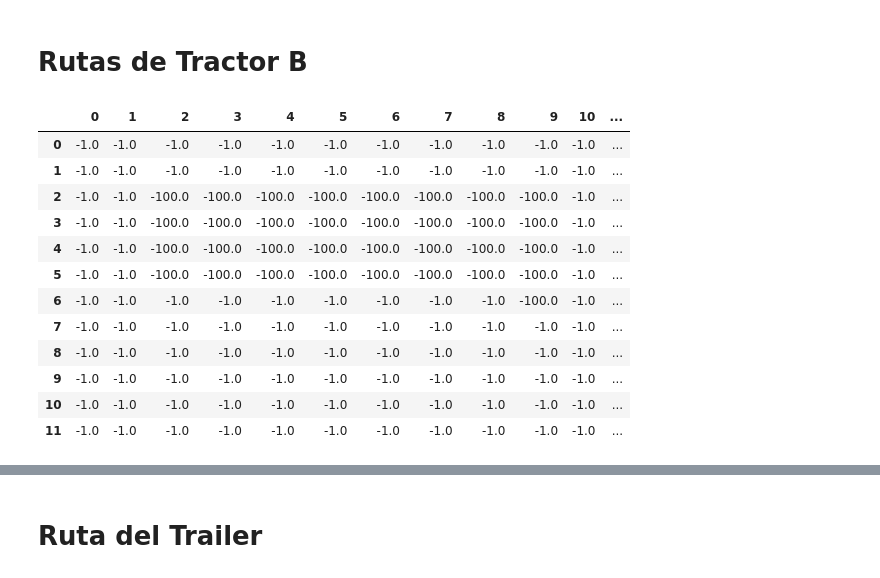
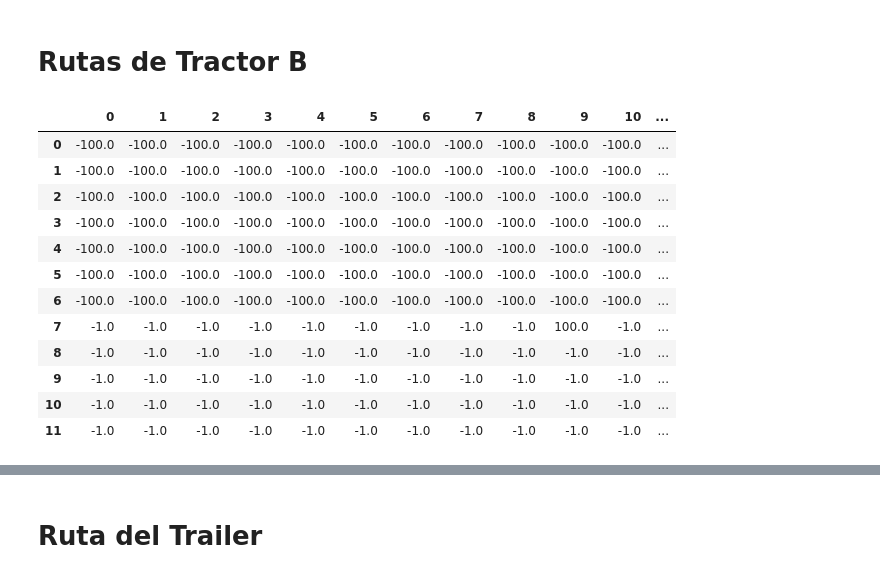
Before and after one commit to FRiJ0LiTO/QLearningCosechaTrigo, a Jupyter notebook: simulacion.ipynb, the cells around one changed output, grey strips where cells are left out. Saved outputs shown, nothing was run; the diff lists cells and outputs as text; code cells hidden in the pictures.

Commit message:
Arreglo de bugs de movimiento de tractor

```diff
--- a/simulacion.ipynb
+++ b/simulacion.ipynb
@@ -592,6 +589,7 @@ Training complete!
 # Rutas de Tractor
 # %%
 # Ruta del tractor hacia la cosechadora sí se ubica en el primer cuadrante
+
 def crear_entorno_tractor_pr_cua(posicion_cosechadora, filas_entorno=12, columnas_entorno=12):
     entornos = []
 
@@ -641,6 +639,8 @@ def crear_entorno_trailer_pr_cua(posicion_cosechadora, posicion_cosechadora_b):
     # Marcar las posiciones de las cosechadoras con posiciones negativas mayores para evitar colisiones
     recompensas[posicion_cosechadora[0], posicion_cosechadora[1]] = -100.0
     recompensas[posicion_cosechadora_b[0], posicion_cosechadora_b[1]] = -100.0
+    recompensas[2, 11] = -100.0
+    recompensas[3, 11] = -100.0
 
     return recompensas
 
@@ -660,6 +660,8 @@ def crear_entorno_trailer_sg_cua(posicion_cosechadora, posicion_cosechadora_b):
     # Marcar las posiciones de las cosechadoras con posiciones negativas mayores para evitar colisiones
     recompensas[posicion_cosechadora[0], posicion_cosechadora[1]] = -100.0
     recompensas[posicion_cosechadora_b[0], posicion_cosechadora_b[1]] = -100.0
+    recompensas[2, 11] = -100.0
+    recompensas[3, 11] = -100.0
 
     return recompensas
 # %% [markdown]
@@ -794,52 +824,66 @@ Training complete!
 # %%
 # Validaciones para identificar sí la cosechadora se encuentra en el primer o segundo cuadrante
 # para que de esta manera podamos posicionar al tractor en el cuadrante correspondiente
 
+# Corresponde al punto inicial del tractor (reaparicion)
+posicion_inicial_b = (11, 11)
+
 if posicion_cosechadora_b in segundo_cuadrante_cos:
     #  Primer recorrido del tractor hacia la cosechadora
     recorrido_tractor_b = crear_entorno_tractor_sg_cua(posicion_cosechadora=posicion_cosechadora_b)
-    # Posicion de la cosechadora más 1 para que el tractor se posicione en la casilla posterior
-    recorrido_tractor_b[0][posicion_cosechadora_b[0] + 1, posicion_cosechadora_b[1]] = 100.0
-    # Corresponde al punto inicial del tractor (reaparicion)
-    posicion_inicial_b = (11, 11)
-    # Corresponde al punto a partir del cual se dirigirá hacia el trailer
-    posicion_b = (posicion_cosechadora_b[0] + 1, posicion_cosechadora_b[1])
 
-    # Segundo reccorido del tractor hacia el trailer
-    recorido_tractor_trailer_b = crear_entorno_trailer_sg_cua(posicion_cosechadora=posicion_cosechadora, posicion_cosechadora_b=posicion_cosechadora_b)
-    # Posicion del trailer
-    recorido_tractor_trailer_b[(2, 11)] = 100.0
+    # Posiciones de las cosechadoras
+    recorrido_tractor_b[0][posicion_cosechadora[0], posicion_cosechadora[1]] = -100.0
+    recorrido_tractor_b[0][posicion_cosechadora_b[0], posicion_cosechadora_b[1]] = -100.0
+
+    if posicion_cosechadora_b == (6,2):
+        recorrido_tractor_b[0][posicion_cosechadora_b[0] + 1, posicion_cosechadora_b[1] - 1] = 100.0
+
+        posicion_b = (posicion_cosechadora_b[0] + 1, posicion_cosechadora_b[1] - 1)
+
+    elif posicion_cosechadora_b == (6,9):
+        recorrido_tractor_b[0][posicion_cosechadora_b[0] + 1, posicion_cosechadora_b[1]] = 100.0
+        # Corresponde al punto a partir del cual se dirigirá hacia el trailer
+
+        posicion_b = (posicion_cosechadora_b[0] + 1, posicion_cosechadora_b[1])
 
 elif posicion_cosechadora in segundo_cuadrante_cos:
     # Primer recorrido del tractor hacia la cosechadora
     recorrido_tractor_b = crear_entorno_tractor_sg_cua(posicion_cosechadora=posicion_cosechadora)
-    # Posicion de la cosechadora más 1 para que el tractor se posicione en la casilla posterior
-    recorrido_tractor_b[0][posicion_cosechadora[0] + 1, posicion_cosechadora[1]] = 100.0
-    # Corresponde al punto inicial del tractor (reaparicion)
-    posicion_inicial_b = (11, 11)
-    # Corresponde al punto a partir del cual se dirigirá hacia el trailer
-    posicion_b = (posicion_cosechadora[0] + 1, posicion_cosechadora[1])
 
-    # Segundo reccorido del tractor hacia el trailer
-    recorido_tractor_trailer_b = crear_entorno_trailer_sg_cua(posicion_cosechadora=posicion_cosechadora, posicion_cosechadora_b=posicion_cosechadora_b)
-    # Posicion del trailer
-    recorido_tractor_trailer_b[(2, 11)] = 100.0
+    # Posiciones de las cosechadoras
+    recorrido_tractor_b[0][posicion_cosechadora[0], posicion_cosechadora[1]] = -100.0
+    recorrido_tractor_b[0][posicion_cosechadora_b[0], posicion_cosechadora_b[1]] = -100.0
 
+    if posicion_cosechadora == (6,2):
+        recorrido_tractor_b[0][posicion_cosechadora[0] + 1, posicion_cosechadora[1] - 1] = 100.0
+
+        posicion_b = (posicion_cosechadora_b[0] + 1, posicion_cosechadora_b[1] - 1)
+
+    elif posicion_cosechadora == (6,9):
+        recorrido_tractor_b[0][posicion_cosechadora[0] + 1, posicion_cosechadora[1]] = 100.0
+
+        posicion_b = (posicion_cosechadora[0] + 1, posicion_cosechadora[1])
+
+# Segundo reccorido del tractor b hacia el trailer
+recorido_tractor_trailer_b = crear_entorno_trailer_sg_cua(posicion_cosechadora=posicion_cosechadora, posicion_cosechadora_b=posicion_cosechadora_b)
+# Posicion final del tractor b (junto al trailer)
+recorido_tractor_trailer_b[(5, 11)] = 100.0
 
 primer_recorrido_tractor_b = recorrido_tractor_b[0]
 segundo_recorrido_tractor_b = recorido_tractor_trailer_b
-df = pd.DataFrame(segundo_recorrido_tractor_b)
+df = pd.DataFrame(recorrido_tractor_b[0])
 df
 # %% [output]
 |  | 0 | 1 | 2 | 3 | 4 | 5 | 6 | 7 | 8 | 9 | 10 | ... |
-| 0 | -1.0 | -1.0 | -1.0 | -1.0 | -1.0 | -1.0 | -1.0 | -1.0 | -1.0 | -1.0 | -1.0 | ... |
-| 1 | -1.0 | -1.0 | -1.0 | -1.0 | -1.0 | -1.0 | -1.0 | -1.0 | -1.0 | -1.0 | -1.0 | ... |
-| 2 | -1.0 | -1.0 | -100.0 | -100.0 | -100.0 | -100.0 | -100.0 | -100.0 | -100.0 | -100.0 | -1.0 | ... |
-| 3 | -1.0 | -1.0 | -100.0 | -100.0 | -100.0 | -100.0 | -100.0 | -100.0 | -100.0 | -100.0 | -1.0 | ... |
-| 4 | -1.0 | -1.0 | -100.0 | -100.0 | -100.0 | -100.0 | -100.0 | -100.0 | -100.0 | -100.0 | -1.0 | ... |
-| 5 | -1.0 | -1.0 | -100.0 | -100.0 | -100.0 | -100.0 | -100.0 | -100.0 | -100.0 | -100.0 | -1.0 | ... |
-| 6 | -1.0 | -1.0 | -1.0 | -1.0 | -1.0 | -1.0 | -1.0 | -1.0 | -1.0 | -100.0 | -1.0 | ... |
-| 7 | -1.0 | -1.0 | -1.0 | -1.0 | -1.0 | -1.0 | -1.0 | -1.0 | -1.0 | -1.0 | -1.0 | ... |
+| 0 | -100.0 | -100.0 | -100.0 | -100.0 | -100.0 | -100.0 | -100.0 | -100.0 | -100.0 | -100.0 | -100.0 | ... |
+| 1 | -100.0 | -100.0 | -100.0 | -100.0 | -100.0 | -100.0 | -100.0 | -100.0 | -100.0 | -100.0 | -100.0 | ... |
+| 2 | -100.0 | -100.0 | -100.0 | -100.0 | -100.0 | -100.0 | -100.0 | -100.0 | -100.0 | -100.0 | -100.0 | ... |
+| 3 | -100.0 | -100.0 | -100.0 | -100.0 | -100.0 | -100.0 | -100.0 | -100.0 | -100.0 | -100.0 | -100.0 | ... |
+| 4 | -100.0 | -100.0 | -100.0 | -100.0 | -100.0 | -100.0 | -100.0 | -100.0 | -100.0 | -100.0 | -100.0 | ... |
+| 5 | -100.0 | -100.0 | -100.0 | -100.0 | -100.0 | -100.0 | -100.0 | -100.0 | -100.0 | -100.0 | -100.0 | ... |
+| 6 | -100.0 | -100.0 | -100.0 | -100.0 | -100.0 | -100.0 | -100.0 | -100.0 | -100.0 | -100.0 | -100.0 | ... |
+| 7 | -1.0 | -1.0 | -1.0 | -1.0 | -1.0 | -1.0 | -1.0 | -1.0 | -1.0 | 100.0 | -1.0 | ... |
 | 8 | -1.0 | -1.0 | -1.0 | -1.0 | -1.0 | -1.0 | -1.0 | -1.0 | -1.0 | -1.0 | -1.0 | ... |
 | 9 | -1.0 | -1.0 | -1.0 | -1.0 | -1.0 | -1.0 | -1.0 | -1.0 | -1.0 | -1.0 | -1.0 | ... |
 | 10 | -1.0 | -1.0 | -1.0 | -1.0 | -1.0 | -1.0 | -1.0 | -1.0 | -1.0 | -1.0 | -1.0 | ... |
```
Also changed, not shown: parts of 20 cells of this notebook, 2 other files.
